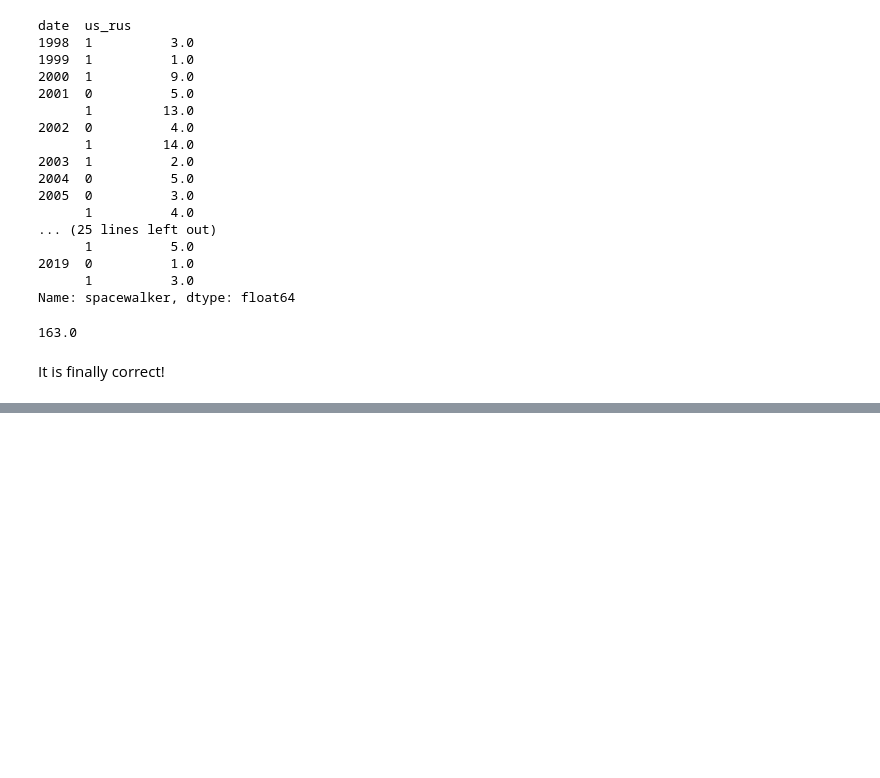
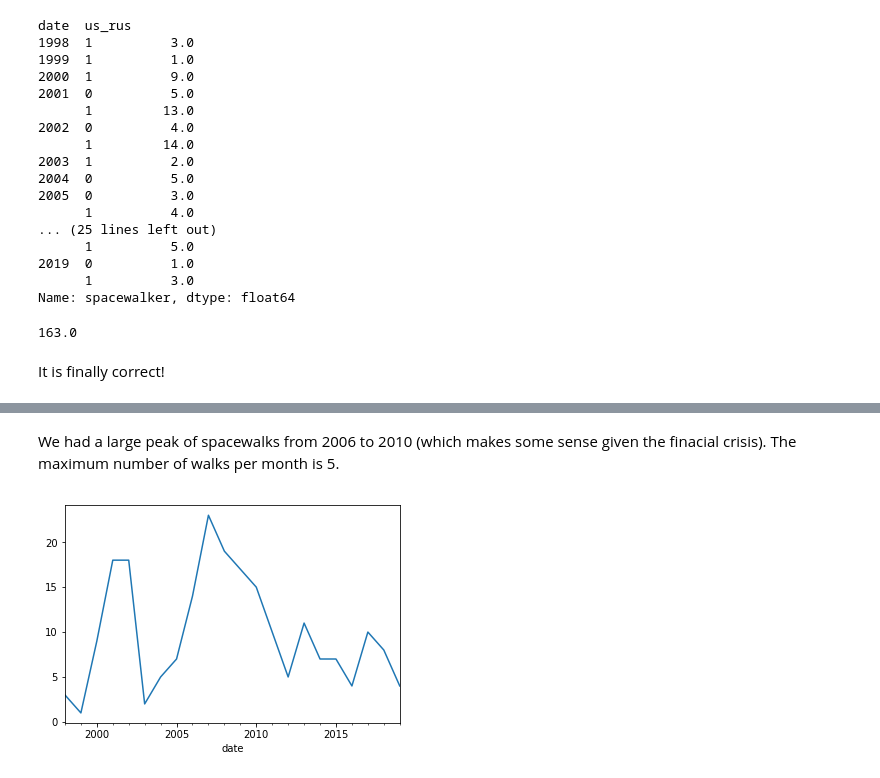
Before and after one commit to rebeccaebarnes/spacewalks, a Jupyter notebook: spacewalks.ipynb, the cells around one changed output, grey strips where cells are left out. Saved outputs shown, nothing was run; the diff lists cells and outputs as text; code cells hidden in the pictures; blank space fills up the shorter version.

```diff
--- a/spacewalks.ipynb
+++ b/spacewalks.ipynb
@@ -1030,0 +1129,8 @@ df_final.to_csv('data/clean_data.csv', index=False)
+# %% [markdown]
+We had a large peak of spacewalks from 2006 to 2010 (which makes some sense given the finacial crisis). The maximum number of walks per month is 5.
+# %%
+per_year = df_short['date'].dt.to_period('Y')
+year_counts = df_short.groupby(per_year)['date'].count().sort_index()
+year_counts.plot();
+# %% [output]
+[figure, added]
```
Also changed, not shown: parts of 31 cells of this notebook.
